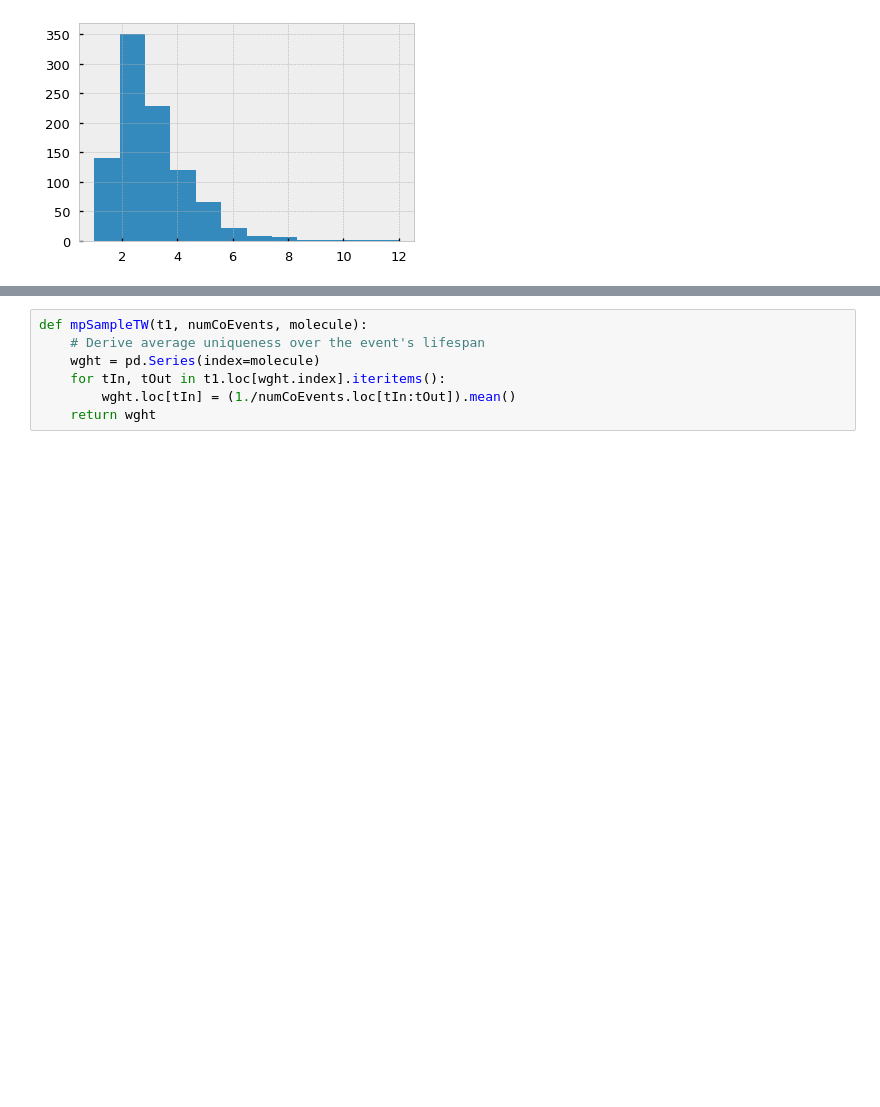
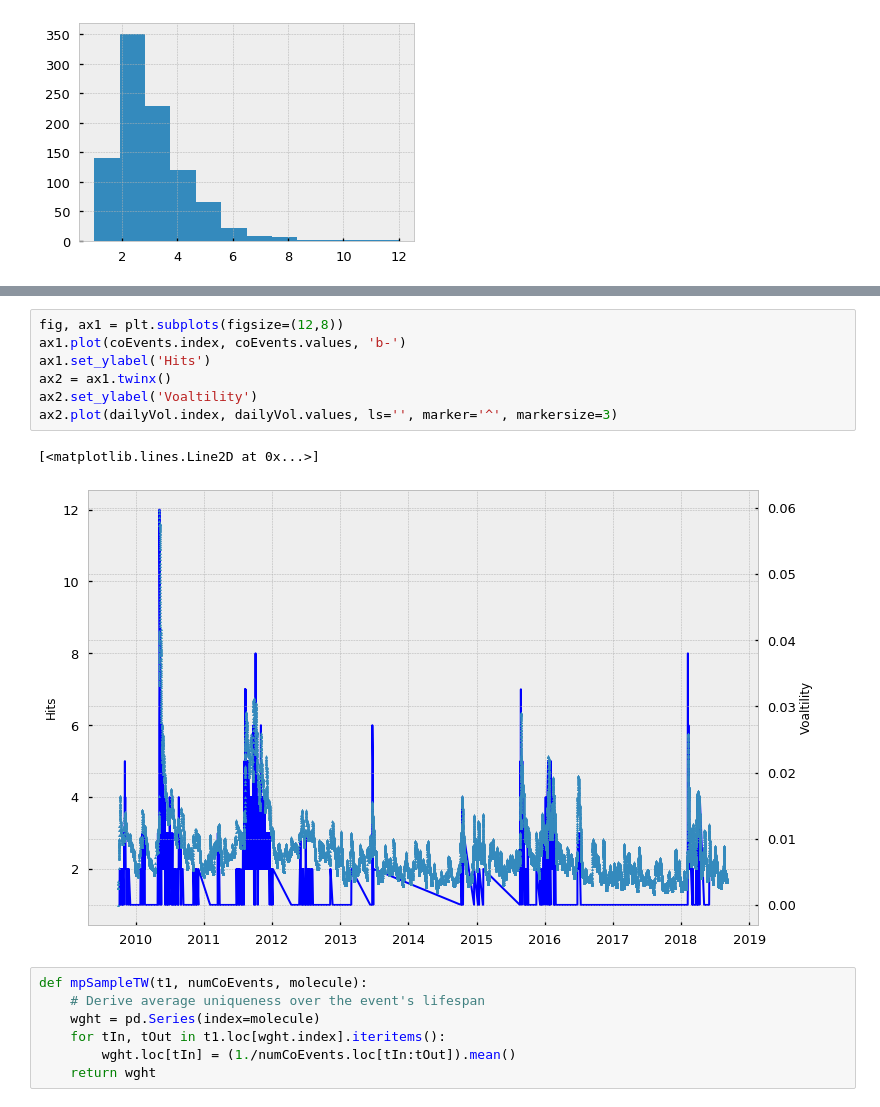
Before and after one commit to Dynami/Adv_Fin_ML_Exercises, a Jupyter notebook: notebooks/SampleWeights.ipynb, the cells around one changed output, grey strips where cells are left out. Saved outputs shown, nothing was run; the diff lists cells and outputs as text; blank space fills up the shorter version.

```diff
--- a/notebooks/SampleWeights.ipynb
+++ b/notebooks/SampleWeights.ipynb
@@ -578,3 +594,13 @@ dtype: float64
+# %%
+fig, ax1 = plt.subplots(figsize=(12,8))
+ax1.plot(coEvents.index, coEvents.values, 'b-')
+ax1.set_ylabel('Hits')
+ax2 = ax1.twinx()
+ax2.set_ylabel('Voaltility')
+ax2.plot(dailyVol.index, dailyVol.values, ls='', marker='^', markersize=3)
+# %% [output]
+[<matplotlib.lines.Line2D at 0x...>]
+[figure, added]
 # %%
 def mpSampleTW(t1, numCoEvents, molecule):
     # Derive average uniqueness over the event's lifespan
```
Also changed, not shown: parts of 14 cells of this notebook.
